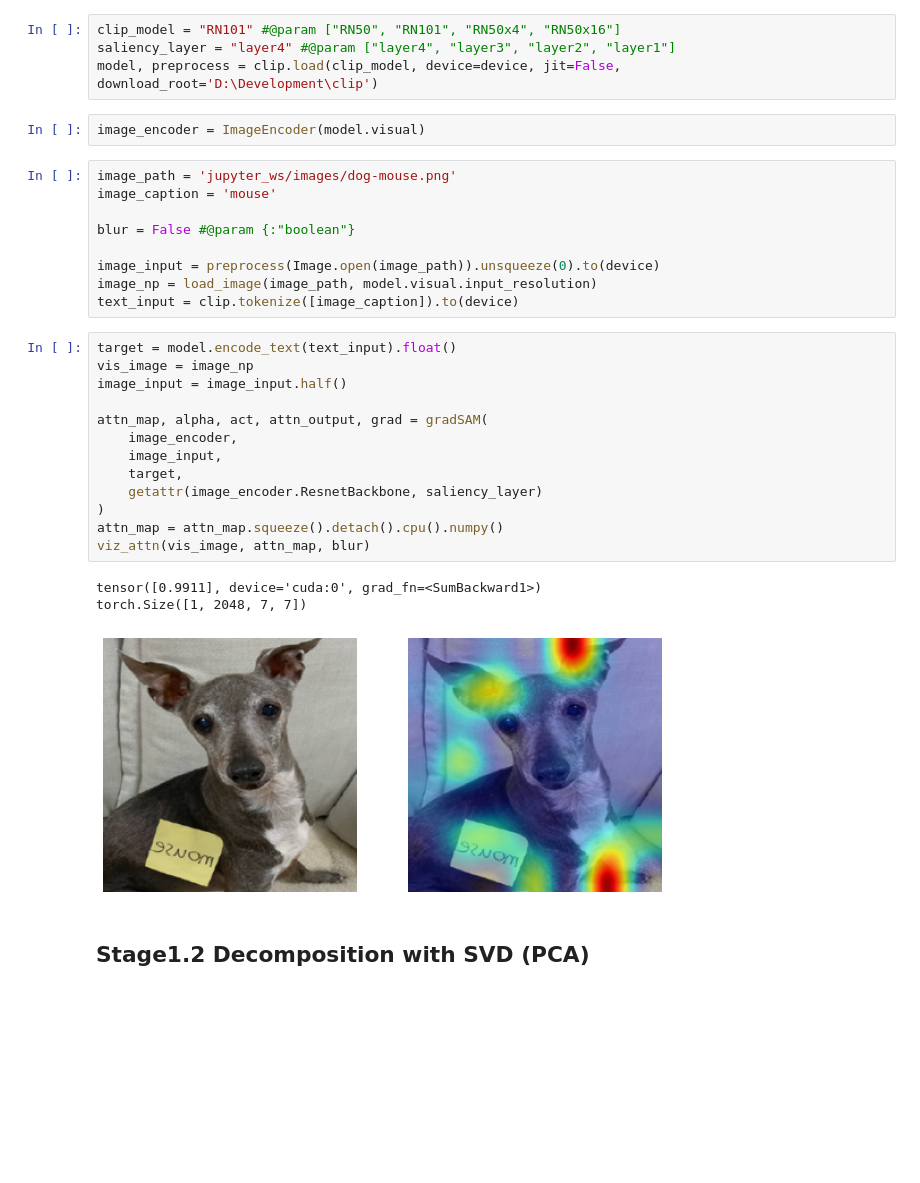
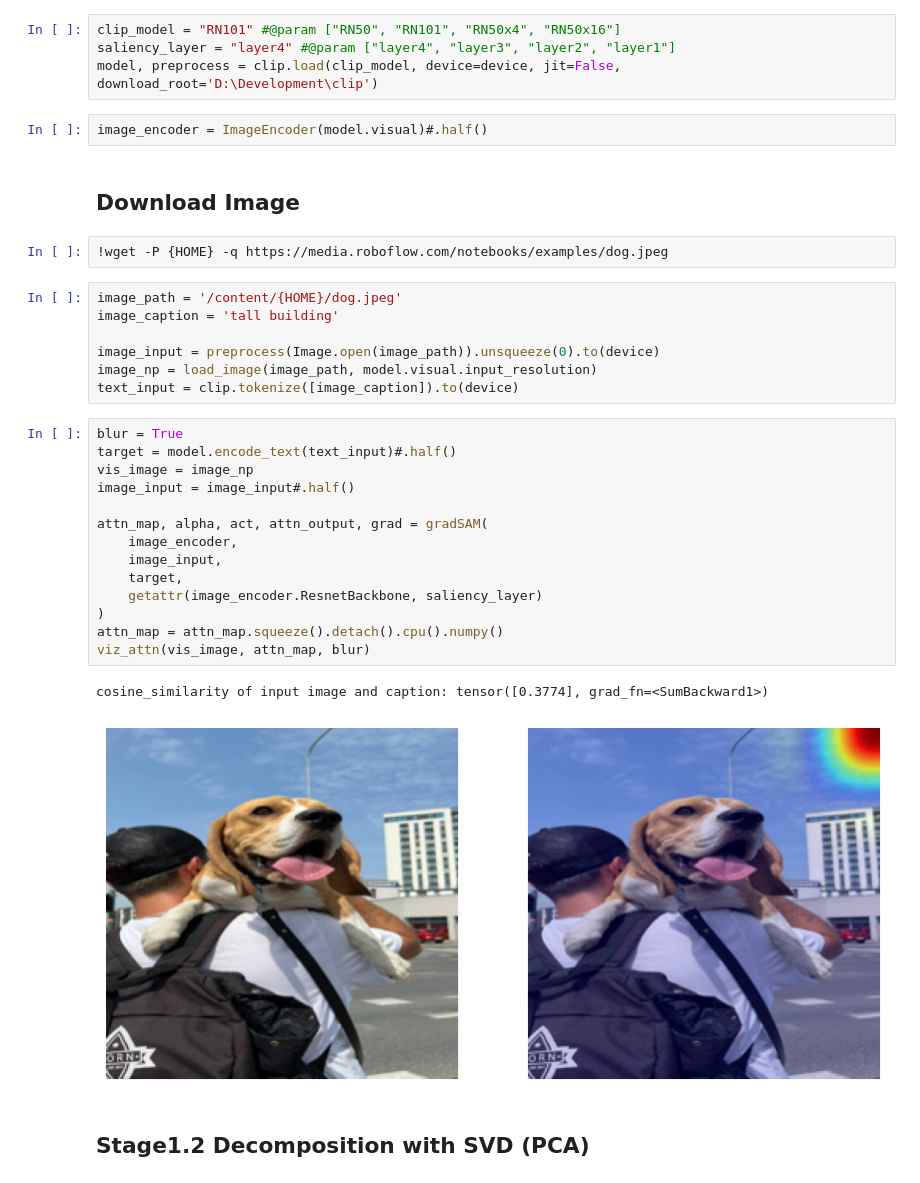
Before and after one commit to CapricornGuang/DecomCAM, a Jupyter notebook: decomcam_demo.ipynb, the cells around one changed output. Drawn from its saved outputs; the diff is of its cells as text; blank space fills up the shorter version.

```diff
--- a/decomcam_demo.ipynb
+++ b/decomcam_demo.ipynb
@@ -285,33 +302,35 @@ clip_model = "RN101" #@param ["RN50", "RN101", "RN50x4", "RN50x16"]
 saliency_layer = "layer4" #@param ["layer4", "layer3", "layer2", "layer1"]
 model, preprocess = clip.load(clip_model, device=device, jit=False, download_root='D:\Development\clip')
 # %%
-image_encoder = ImageEncoder(model.visual)
+image_encoder = ImageEncoder(model.visual)#.half()
+# %% [markdown]
+## Download Image
+# %%
+!wget -P {HOME} -q https://media.roboflow.com/notebooks/examples/dog.jpeg
 # %%
-image_path = 'jupyter_ws/images/dog-mouse.png'
-image_caption = 'mouse'
-
-blur = False #@param {:"boolean"}
+image_path = '/content/{HOME}/dog.jpeg'
+image_caption = 'tall building'
 
 image_input = preprocess(Image.open(image_path)).unsqueeze(0).to(device)
 image_np = load_image(image_path, model.visual.input_resolution)
 text_input = clip.tokenize([image_caption]).to(device)
 # %%
-target = model.encode_text(text_input).float()
+blur = True
+target = model.encode_text(text_input)#.half()
 vis_image = image_np
-image_input = image_input.half()
+image_input = image_input#.half()
 
 attn_map, alpha, act, attn_output, grad = gradSAM(
     image_encoder,
     image_input,
     target,
     getattr(image_encoder.ResnetBackbone, saliency_layer)
 )
 attn_map = attn_map.squeeze().detach().cpu().numpy()
 viz_attn(vis_image, attn_map, blur)
 # %% [output]
-tensor([0.9911], device='cuda:0', grad_fn=<SumBackward1>)
-torch.Size([1, 2048, 7, 7])
+cosine_similarity of input image and caption: tensor([0.3774], grad_fn=<SumBackward1>)
-[figure, old version]
+[figure, new version]
 # %% [markdown]
 ## Stage1.2 Decomposition with SVD (PCA)
 # %%
```
Also changed, not shown: parts of 6 cells of this notebook.
